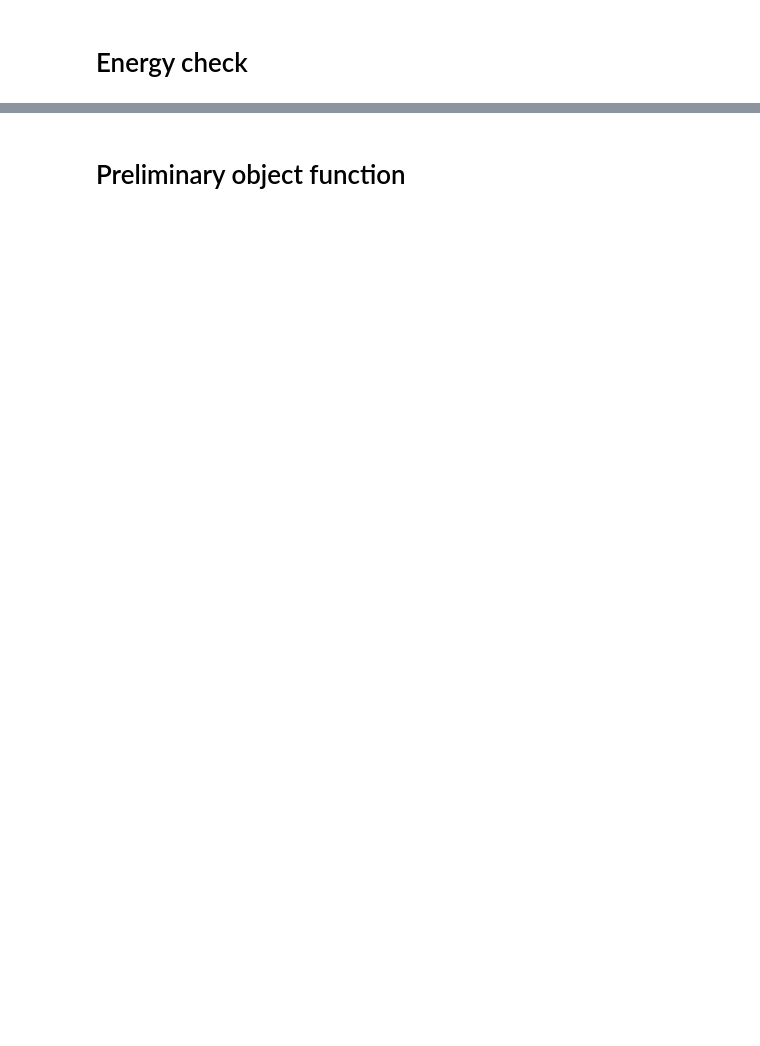
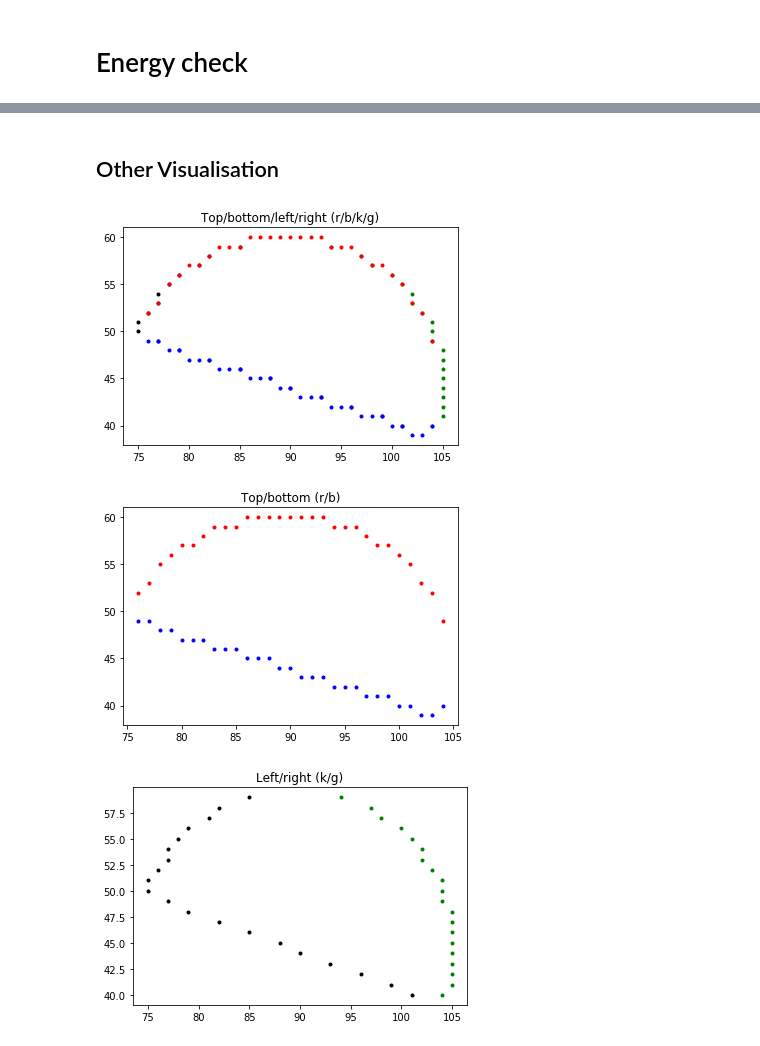
Before and after one commit to VHeusinkveld/2D_Incompressible_NV_Solver-CP4, a Jupyter notebook: Execute_simulation.ipynb, the cells around one changed output, grey strips where cells are left out. Cells and saved outputs as stored; diff of their text form; code cells hidden in the pictures; blank space fills up the shorter version.

```diff
--- a/Execute_simulation.ipynb
+++ b/Execute_simulation.ipynb
@@ -120,2 +123,0 @@ plt.show()
-# %% [markdown]
-# Preliminary object function
@@ -187,3 +124,5 @@ def creat_obj(const, obj):
+# %% [markdown]
+## Other Visualisation
 # %%
 import numpy as np
 import matplotlib.pyplot as plt
@@ -227,0 +165,41 @@ bc.uW
+# %%
+# Object identifier function (already implemented in function.py, stated here so vincent can take a look at it)
+airfoil = obj.cgrid.T*1
+roll_down = np.roll(airfoil, -1, 0)
+roll_up = np.roll(airfoil, 1, 0)
+roll_left = np.roll(airfoil, -1, 1)
+roll_right = np.roll(airfoil, 1, 1)
+
+
+bottom = (roll_down - airfoil).T
+bottom = np.where(bottom == 1)
+
+top = (roll_up - airfoil).T
+top = np.where(top == 1)
+
+left = (roll_left - airfoil).T
+left = np.where(left == 1)
+
+right = (roll_right - airfoil).T
+right = np.where(right == 1)
+
+plt.plot(left[0], left[1], 'k.')
+plt.plot(right[0], right[1], 'g.')
+plt.plot(bottom[0], bottom[1], 'b.')
+plt.plot(top[0], top[1], 'r.')
+plt.title('Top/bottom/left/right (r/b/k/g)')
+plt.show()
+
+plt.plot(bottom[0], bottom[1], 'b.')
+plt.plot(top[0], top[1], 'r.')
+plt.title('Top/bottom (r/b)')
+plt.show()
+
+plt.plot(left[0], left[1], 'k.')
+plt.plot(right[0], right[1], 'g.')
+plt.title('Left/right (k/g)')
+plt.show()
+# %% [output]
+[figure, added]
+[figure, added]
+[figure, added]
```
Also changed, not shown: parts of 6 cells of this notebook, 1 other file.
